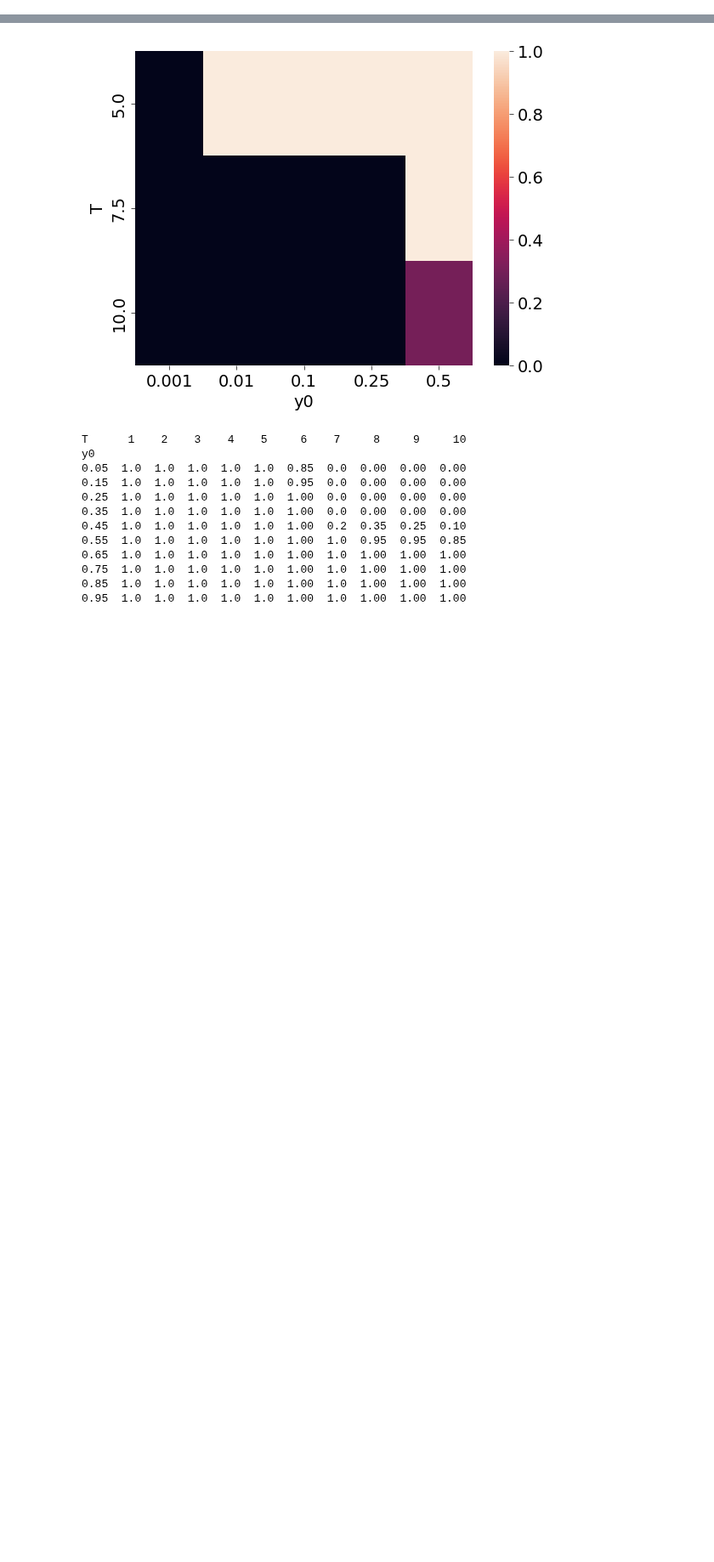
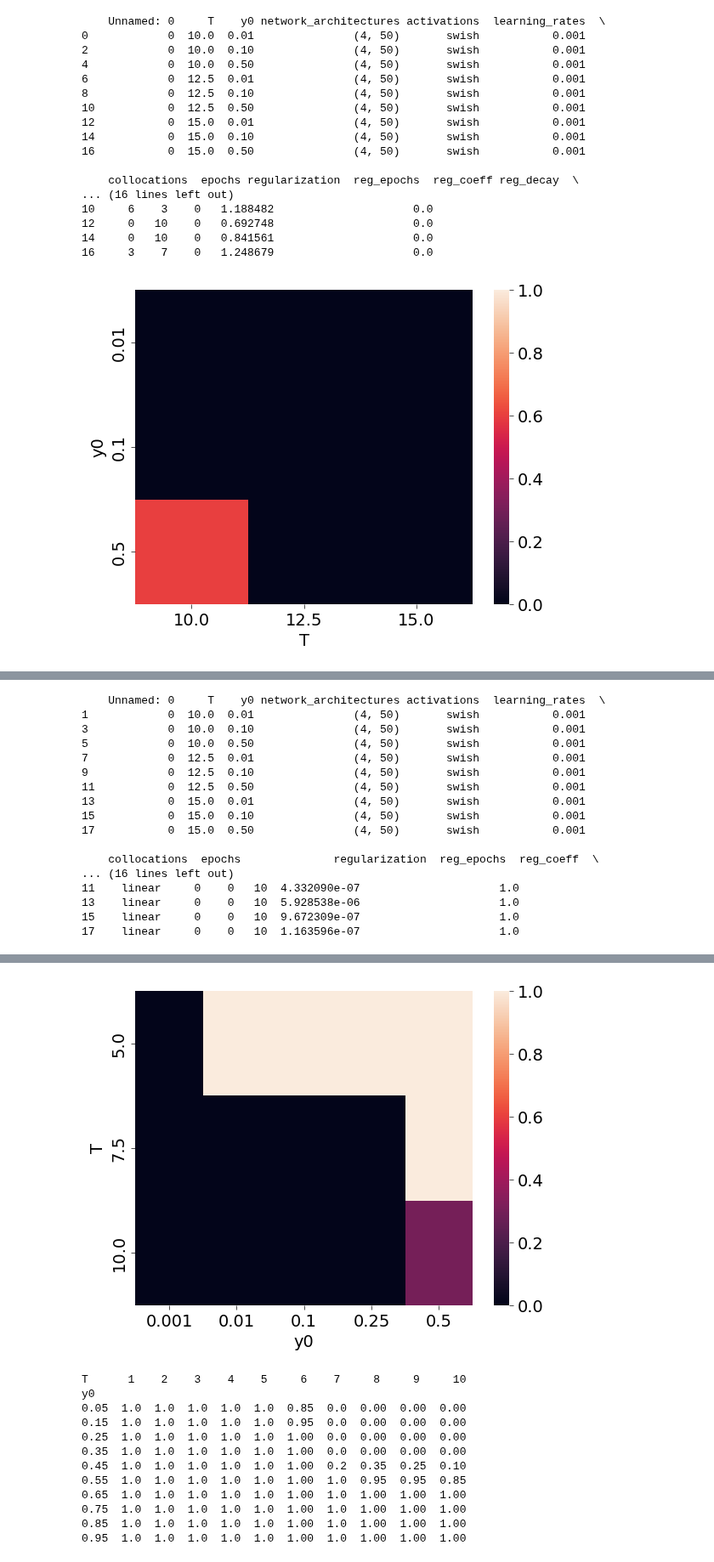
Before and after one commit to losmib/PINNs_fixed_points, a Jupyter notebook: toy_example/results_visualizations.ipynb, the cells around one changed output, grey strips where cells are left out. Shown at 85% size. Drawn from its saved outputs; the diff is of its cells as text; code cells hidden in the pictures; blank space fills up the shorter version.

```diff
--- a/toy_example/results_visualizations.ipynb
+++ b/toy_example/results_visualizations.ipynb
@@ -13,3 +13,54 @@ plt.rcParams.update({'font.size': 14,
                      #'text.usetex': True,
                      #'font.family': 'Helvetica'
                      })
+# %%
+results = pd.read_csv("results_paper/results_new_full.csv")
+
+for reg in results["regularization"].unique():
+    results_subset = results.loc[results["regularization"] == reg]
+    print(results_subset)
+    table = pd.pivot_table(results_subset, values="loss_successes_percent",
+                        index=["y0"],
+                        columns=["T"],
+                        aggfunc="mean")
+
+    table.to_csv(f"grid_{reg}_results.csv")
+
+    sns.heatmap(table, vmin=0, vmax=1.0)
+    plt.show()
+
+    fig, ax = plt.subplots()
+
+    ims = ax.imshow(table, cmap='RdYlGn',vmin=0,  vmax=1.0)
+    fig.colorbar(ims)
+
+    ax.set_xticks(range(table.shape[1]))
+    ax.set_xticklabels(table.columns)
+    ax.set_xlabel(r'Simulation Time $T$')
+
+    ax.set_yticks(range(table.shape[0]))
+    ax.set_yticklabels(table.index)
+    ax.set_ylabel(r'Initial Condition $y_0$')
+
+
+    plt.tight_layout()
+    plt.show()
+# %% [output]
+    Unnamed: 0     T    y0 network_architectures activations  learning_rates  \
+0            0  10.0  0.01               (4, 50)       swish           0.001
+2            0  10.0  0.10               (4, 50)       swish           0.001
+4            0  10.0  0.50               (4, 50)       swish           0.001
+6            0  12.5  0.01               (4, 50)       swish           0.001
+8            0  12.5  0.10               (4, 50)       swish           0.001
+10           0  12.5  0.50               (4, 50)       swish           0.001
+12           0  15.0  0.01               (4, 50)       swish           0.001
+14           0  15.0  0.10               (4, 50)       swish           0.001
+16           0  15.0  0.50               (4, 50)       swish           0.001
+
+    collocations  epochs regularization  reg_epochs  reg_coeff reg_decay  \
+... (16 lines left out)
+10     6    3    0   1.188482                     0.0
+12     0   10    0   0.692748                     0.0
+14     0   10    0   0.841561                     0.0
+16     3    7    0   1.248679                     0.0
+[figure, added]
@@ -15,0 +68,17 @@ plt.rcParams.update({'font.size': 14,
+    Unnamed: 0     T    y0 network_architectures activations  learning_rates  \
+1            0  10.0  0.01               (4, 50)       swish           0.001
+3            0  10.0  0.10               (4, 50)       swish           0.001
+5            0  10.0  0.50               (4, 50)       swish           0.001
+7            0  12.5  0.01               (4, 50)       swish           0.001
+9            0  12.5  0.10               (4, 50)       swish           0.001
+11           0  12.5  0.50               (4, 50)       swish           0.001
+13           0  15.0  0.01               (4, 50)       swish           0.001
+15           0  15.0  0.10               (4, 50)       swish           0.001
+17           0  15.0  0.50               (4, 50)       swish           0.001
+
+    collocations  epochs              regularization  reg_epochs  reg_coeff  \
+... (16 lines left out)
+11    linear     0    0   10  4.332090e-07                     1.0
+13    linear     0    0   10  5.928538e-06                     1.0
+15    linear     0    0   10  9.672309e-07                     1.0
+17    linear     0    0   10  1.163596e-07                     1.0
```
Also changed, not shown: parts of 1 cell of this notebook, 15 other files.
